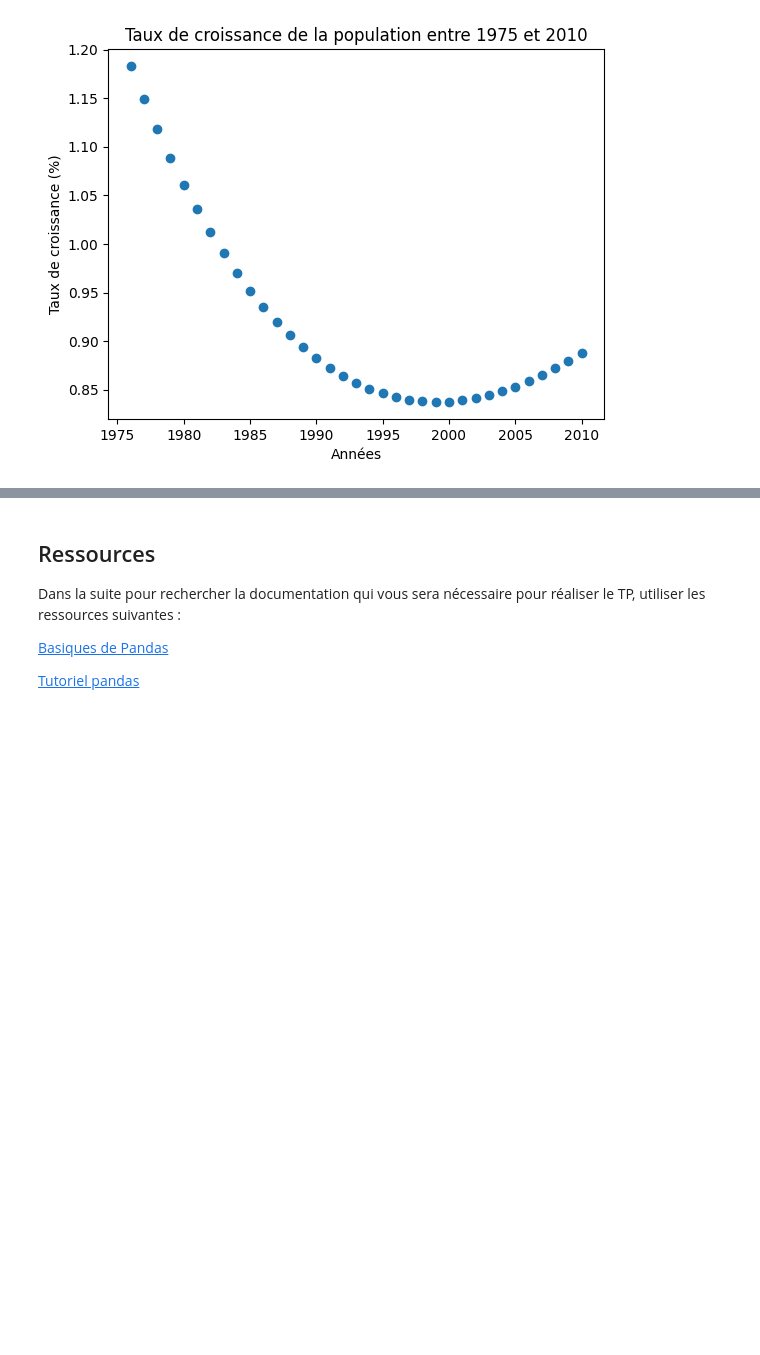
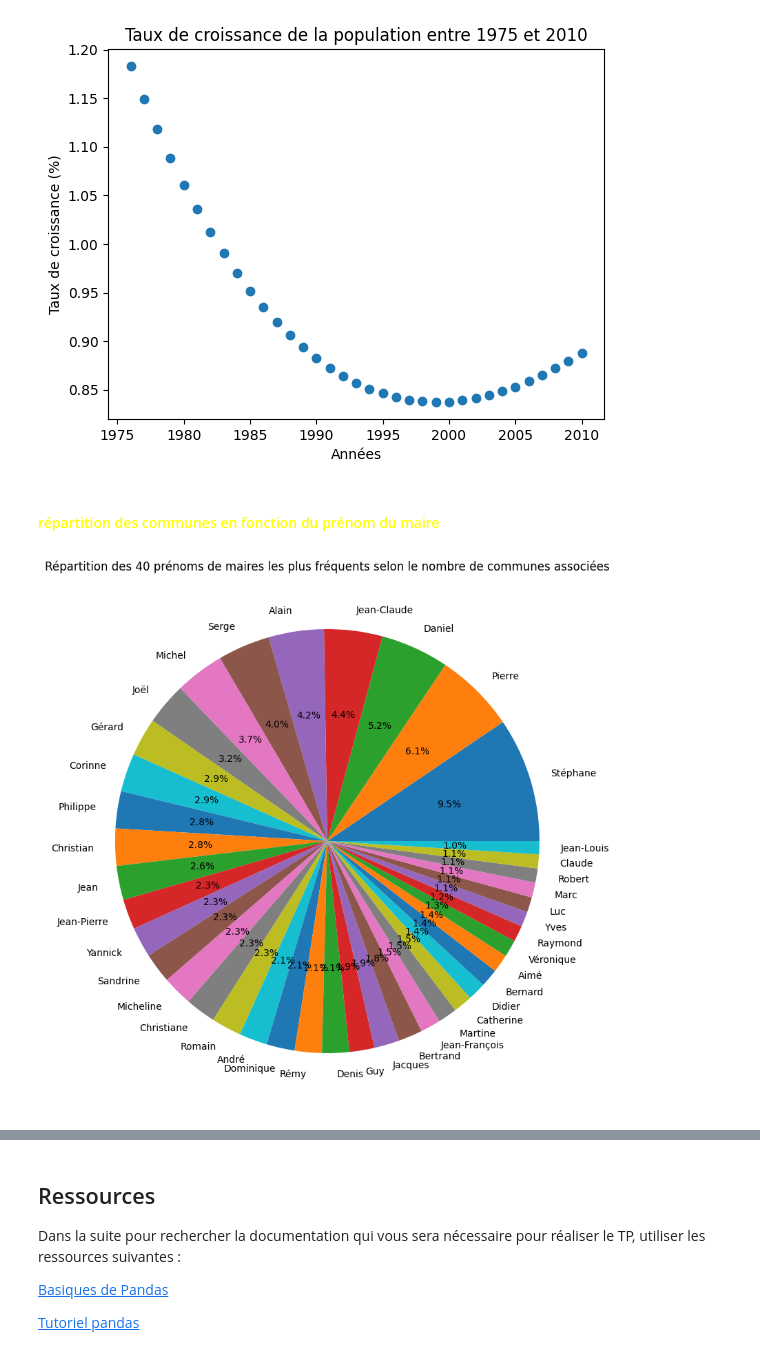
Before and after one commit to akai-code/tp_de, a Jupyter notebook: TP3-2023.ipynb, the cells around one changed output, grey strips where cells are left out. Drawn from its saved outputs; the diff is of its cells as text; code cells hidden in the pictures; blank space fills up the shorter version.

```diff
--- a/TP3-2023.ipynb
+++ b/TP3-2023.ipynb
@@ -455,3 +451,20 @@ def plot_taux_croissance(annee_debut, annee_fin):
 plot_taux_croissance(1975, 2010)
 # %% [output]
 [figure]
+# %% [markdown]
+#### <font color="yellow">répartition des communes en fonction du prénom du maire</font>
+# %%
+# Compter le nombre de communes associées à chaque prénom de maire
+counts = df_communes['Prénom de l\'élu'].value_counts().head(40)
+
+# Créer un diagramme circulaire
+fig, ax = plt.subplots(figsize=(10, 10))
+ax.pie(counts.values, labels=counts.index, autopct='%1.1f%%')
+
+# Ajouter un titre
+ax.set_title('Répartition des 40 prénoms de maires les plus fréquents selon le nombre de communes associées')
+
+# Afficher le diagramme
+plt.show()
+# %% [output]
+[figure, added]
```
Also changed, not shown: parts of 10 cells of this notebook.
